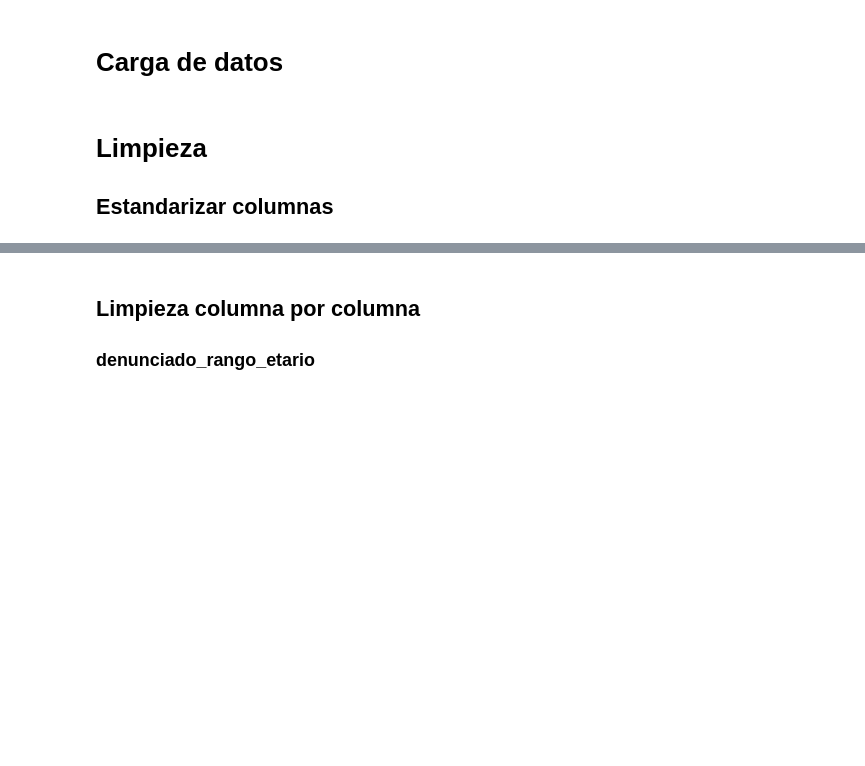
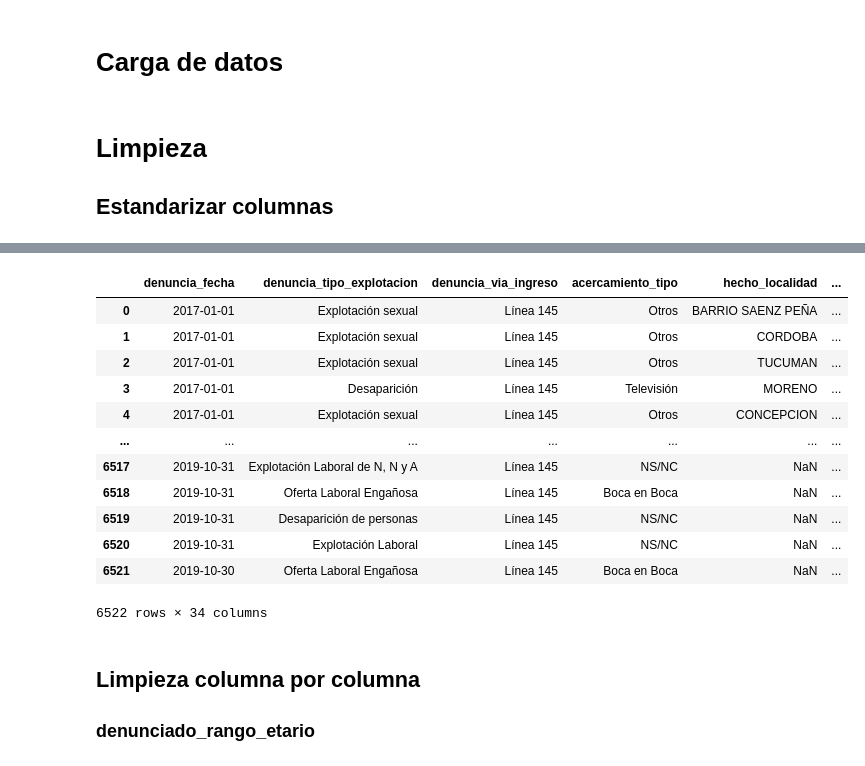
Before and after one commit to martinacantaro/data_contra_la_trata, a Jupyter notebook: analisis.ipynb, the cells around one changed output, grey strips where cells are left out. Cells and saved outputs as stored; diff of their text form; code cells hidden in the pictures; blank space fills up the shorter version.

```diff
--- a/analisis.ipynb
+++ b/analisis.ipynb
@@ -100,14 +118,14 @@ name_changes = {'denunciante_tipo_acercamiento':'acercamiento_tipo',
                      'victimas_estimadas_provincia_hecho_indec_id':'victimas_estimadas_provincia_hecho_id',
                      'denunciado_provincia_indec_id':'denunciado_provincia_id'}
 
-# A partir de 2018_07 empiezan a diferenciar entre victimas identificadas y estimadas
-# Mejor hacer una columna identificada: True/False y que las variables embarazada/genero/etc apliquen
-# a ambos casos, a menos que me esté perdiendo algo? Puede haber victimas identificadas y embarazadas en un mismo caso?
-# Sera que en la planilla original tenian los nombres de algunas, luego cuando publican los datos los anonimizan y separan
-# las columnas oentre identificadas y no? O los registraban asi de una?
+"""A partir de 2018_07 empiezan a diferenciar entre victimas identificadas y estimadas
+Mejor hacer una columna identificada: True/False y que las variables embarazada/genero/etc apliquen
+a ambos casos, a menos que me esté perdiendo algo? Puede haber victimas identificadas y embarazadas en un mismo caso?
+Sera que en la planilla original tenian los nombres de algunas, luego cuando publican los datos los anonimizan y separan
+las columnas oentre identificadas y no? O los registraban asi de una?
 
 # Iteramos sobre los dfs y estandarizamos los nombres de las columnas, agregando NaN para las rows que no tienen valores
-# podría meter todo lo de abajo en un for que itera sobre los dfs
+ podría meter todo lo de abajo en un for que itera sobre los dfs"""
 
 final_cols = ['denuncia_fecha', 'denuncia_previa', 'derivacion_seguimiento', 'llamante_anonimo',
                     'llamante_genero', 'llamante_rango_etario', 'llamante_provincia', 'llamante_provincia_indec_id',
@@ -117,33 +135,47 @@ final_cols = ['denuncia_fecha', 'denuncia_previa', 'derivacion_seguimiento', 'll
                     'derivacion_judicializacion_fecha', 'victima_genero', 'victima_rango_etario', 'victima_discapacidad',
                     'victima_embarazada', 'victima_provincia_origen','victima_provincia_origen_indec_id',
                     'victima_cantidad', 'victima_nacionalidad', 'victimas_estimadas_cantidad','victimas_estimadas_genero',
                     'victimas_estimadas_rango_etario', 'victimas_estimadas_provincia_hecho',
                     'victimas_estimadas_provincia_hecho_indec_id', 'denunciado_genero', 'denunciado_rango_etario',
                     'denunciado_provincia', 'denunciado_provincia_indec_id', 'connivencia_fuerzas_seguridad',
                     'connivencia_poder_politico']
 
 
 # estandarizamos los nombres
 
 for df in denuncias:
     old_cols = df.columns.tolist()
     for col in old_cols:
         if col in name_changes:
             new_name = name_changes[col]
             df.rename(columns = {col: new_name}, inplace = True)
 
 # chequear si esta bien transformar vicitma_genero en victima_identificada_genero etc a partir de 2017
 
 denuncias = pd.concat([denuncias_2017, denuncias_2018_01, denuncias_2018_02, denuncias_2018_03,
              denuncias_2018_04, denuncias_2018_05, denuncias_2018_06, denuncias_2018_07,
              denuncias_2018_08, denuncias_2018_09, denuncias_2018_10, denuncias_2018_11,
              denuncias_2018_12, denuncias_2019_01, denuncias_2019_02, denuncias_2019_03,
              denuncias_2019_04, denuncias_2019_05, denuncias_2019_06, denuncias_2019_07,
              denuncias_2019_08, denuncias_2019_09, denuncias_2019_10], sort=False, ignore_index=True)
 
 denuncias = denuncias.drop(columns=['victimas_estimadas_provincia_hecho_id', 'victima_identificada_provincia_origen_id', 'denunciado_provincia_id', 'llamante_provincia_id'])
 
 display(denuncias)
+# %% [output]
+|  | denuncia_fecha | denuncia_tipo_explotacion | denuncia_via_ingreso | acercamiento_tipo | hecho_localidad | ... |
+| 0 | 2017-01-01 | Explotación sexual | Línea 145 | Otros | BARRIO SAENZ PEÑA | ... |
+| 1 | 2017-01-01 | Explotación sexual | Línea 145 | Otros | CORDOBA | ... |
+| 2 | 2017-01-01 | Explotación sexual | Línea 145 | Otros | TUCUMAN | ... |
+| 3 | 2017-01-01 | Desaparición | Línea 145 | Televisión | MORENO | ... |
+| 4 | 2017-01-01 | Explotación sexual | Línea 145 | Otros | CONCEPCION | ... |
+| ... | ... | ... | ... | ... | ... | ... |
+| 6517 | 2019-10-31 | Explotación Laboral de N, N y A | Línea 145 | NS/NC | NaN | ... |
+| 6518 | 2019-10-31 | Oferta Laboral Engañosa | Línea 145 | Boca en Boca | NaN | ... |
+| 6519 | 2019-10-31 | Desaparición de personas | Línea 145 | NS/NC | NaN | ... |
+| 6520 | 2019-10-31 | Explotación Laboral | Línea 145 | NS/NC | NaN | ... |
+| 6521 | 2019-10-30 | Oferta Laboral Engañosa | Línea 145 | Boca en Boca | NaN | ... |
+6522 rows × 34 columns
 # %% [markdown]
 ## Limpieza columna por columna
 ### denunciado_rango_etario
```
Also changed, not shown: parts of 19 cells of this notebook.
